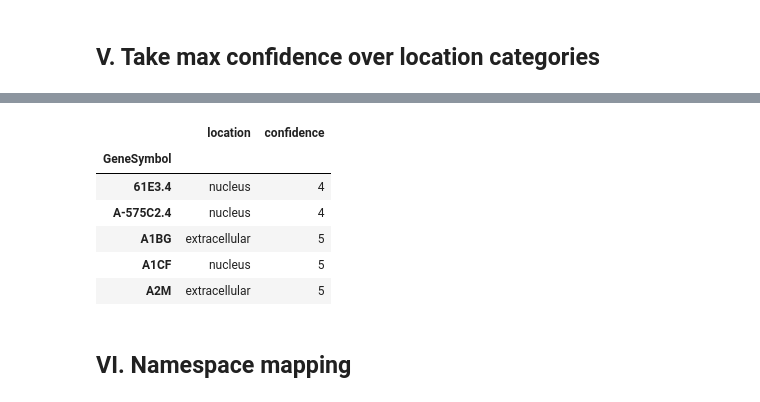
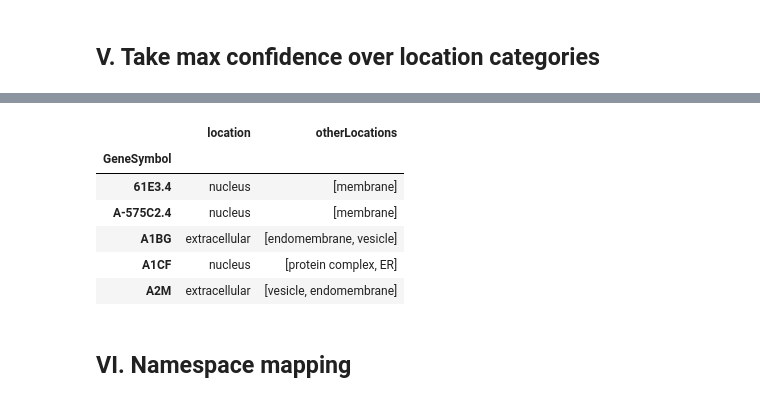
Before and after one commit to fraenkel-lab/OmicsIntegrator2, a Jupyter notebook: subcellular/subcellular_location.ipynb, the cells around one changed output, grey strips where cells are left out. Drawn from its saved outputs; the diff is of its cells as text; code cells hidden in the pictures.

Commit message:
Subcellular (#63)
Update subcellular location database (bryce)

```diff
--- a/subcellular/subcellular_location.ipynb
+++ b/subcellular/subcellular_location.ipynb
@@ -133,7 +135,7 @@ def get_broad_location(l):
     elif ("lipopro" in l) or ("chylo" in l):
         return "lipoprotein"
     else:
-        return l
+        return "bad_location"
 # %%
 locations = locations.apply(lambda locations_and_confidences: [(get_broad_location(l),c) for l,c in locations_and_confidences])
 locations.head()
@@ -147,6 +149,3 @@ A2M          [(nucleus, 1), (nucleolus, 1), (cytoplasm, 1),...
 dtype: object
 # %% [markdown]
 ## V. Take max confidence over location categories
-# %%
-locations = locations.apply(lambda locations_and_confidences: max(locations_and_confidences, key=lambda x:x[1]))
-locations.head()
@@ -161,16 +203,16 @@ dtype: object
 # %%
-locations = locations.to_frame().rename(columns={0:'location_and_confidence'})
-locations['location'], locations['confidence'] = zip(*locations['location_and_confidence'])
-del locations['location_and_confidence']
+locations = locations.to_frame().rename(columns={0:'location_and_otherLocations'})
+locations['location'], locations['otherLocations'] = zip(*locations['location_and_otherLocations'])
+del locations['location_and_otherLocations']
 locations.head()
 # %% [output]
-|  | location | confidence |
+|  | location | otherLocations |
 | GeneSymbol |  |  |
-| 61E3.4 | nucleus | 4 |
-| A-575C2.4 | nucleus | 4 |
-| A1BG | extracellular | 5 |
-| A1CF | nucleus | 5 |
-| A2M | extracellular | 5 |
+| 61E3.4 | nucleus | [membrane] |
+| A-575C2.4 | nucleus | [membrane] |
+| A1BG | extracellular | [endomembrane, vesicle] |
+| A1CF | nucleus | [protein complex, ER] |
+| A2M | extracellular | [vesicle, endomembrane] |
 # %% [markdown]
 ## VI. Namespace mapping
 # %% [markdown]
```
Also changed, not shown: parts of 12 cells of this notebook, 9 other files.
